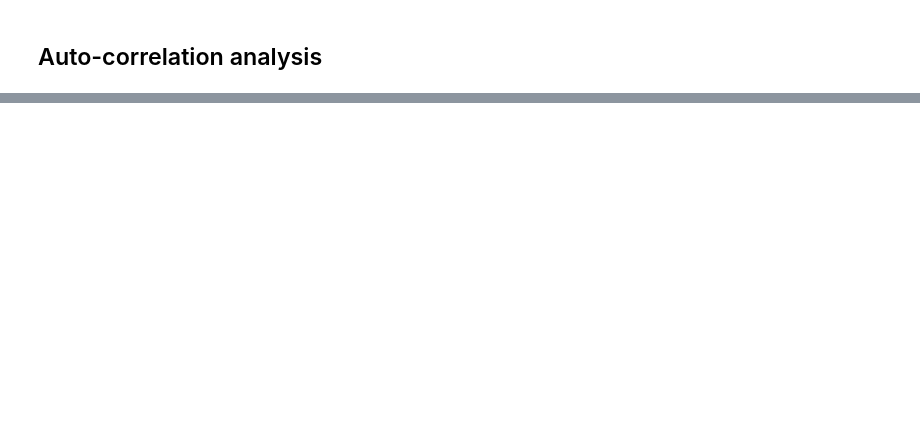
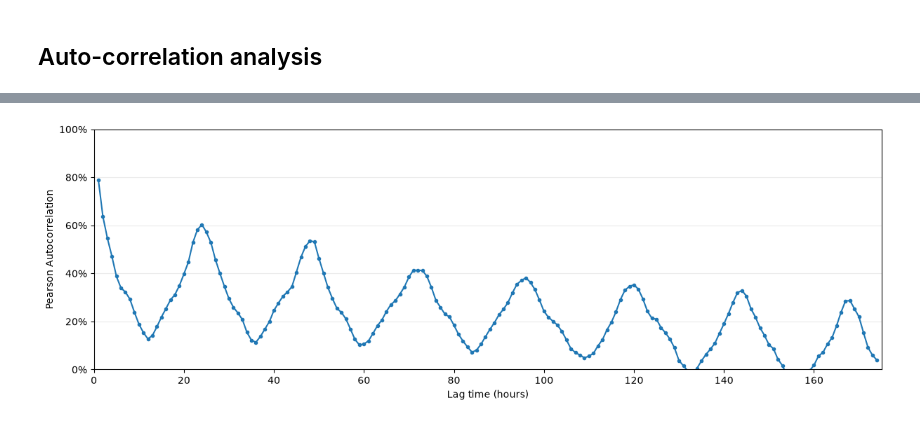
Before and after one commit to foretell-labs/CityFlow, a Jupyter notebook: notebooks/01_data_exploration.ipynb, the cells around one changed output, grey strips where cells are left out. Drawn from its saved outputs; the diff is of its cells as text; code cells hidden in the pictures; blank space fills up the shorter version.

```diff
--- a/notebooks/01_data_exploration.ipynb
+++ b/notebooks/01_data_exploration.ipynb
@@ -369,7 +369,7 @@ from city_flow.modelling.autocorrelation import (
 error_rates = error_rate_by_time(persistence_pairs)
 acf = pearson_autocorrelation(
     persistence_pairs,
-    lags_seconds=[3600, 7200, 86400],  # 1 hour, 2 hours, 1 day
+    lags_seconds=[3600 * j for j in range(1, 7 * 25)],
 )
 # %%
 from matplotlib import pyplot as plt
@@ -395,0 +396,14 @@ plt.show()
+# %%
+fig, ax = plt.subplots(figsize=(12, 4), layout="constrained")
+ax.plot(acf["lag_seconds"] / 3600, acf["autocorrelation"], marker=".")
+ax.set(
+    xlabel="Lag time (hours)",
+    xlim=(0, 7 * 25),
+    ylabel="Pearson Autocorrelation",
+    ylim=(0, 1),
+)
+ax.yaxis.set_major_formatter(PercentFormatter(xmax=1))
+ax.grid(axis="y", alpha=0.25)
+plt.show()
+# %% [output]
+[figure, added]
```
Also changed, not shown: parts of 3 cells of this notebook.
